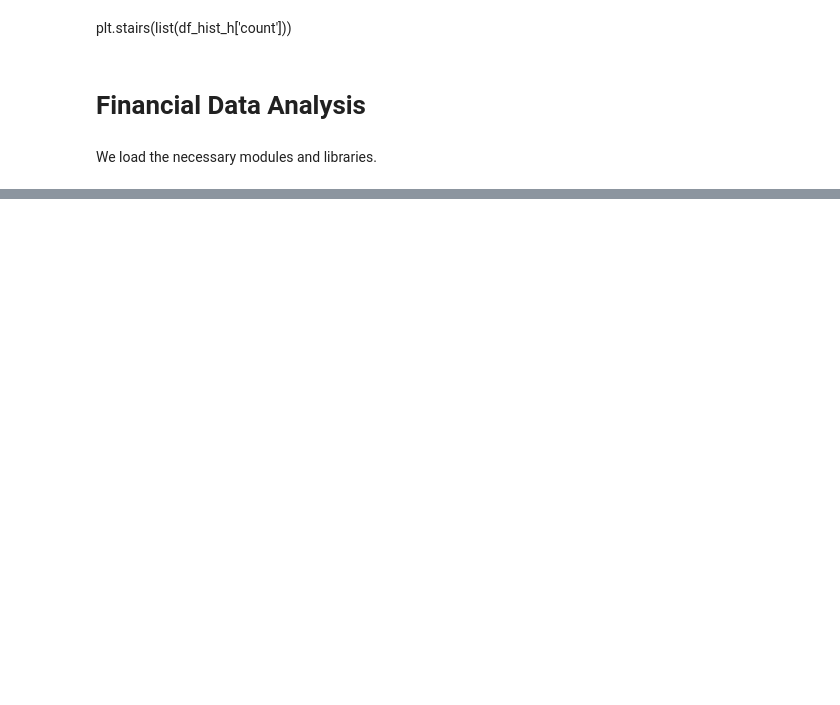
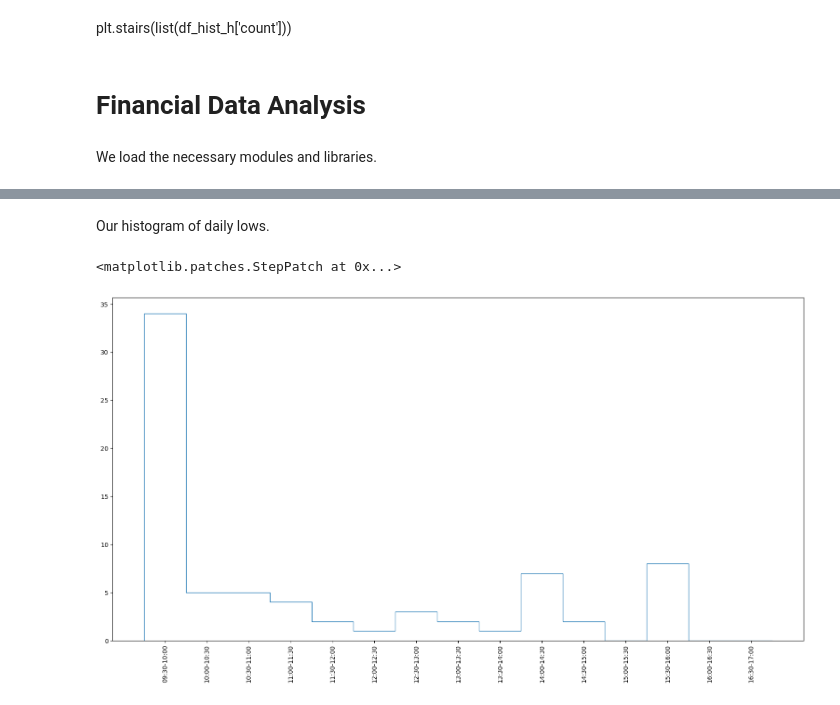
Before and after one commit to maxbaroi/codespaces-jupyter, a Jupyter notebook: notebooks/agl.ipynb, the cells around one changed output, grey strips where cells are left out. Saved outputs shown, nothing was run; the diff lists cells and outputs as text; code cells hidden in the pictures; blank space fills up the shorter version.

```diff
--- a/notebooks/agl.ipynb
+++ b/notebooks/agl.ipynb
@@ -89,0 +56,18 @@ plot_vals_l
+# %%
+#Make a list of the highs for each day
+vals_h = df.loc[df.groupby('day')['high'].idxmax()].sort_index().copy()
+#Filter for the last three months
+vals_h = vals_h[vals_h['day'] >= date(2022,11,1)]
+#Calculate the bin in wich that day's high falls
+vals_h['period'] = vals_h['time'].map(lambda x: (60*x.hour+x.minute) // 30)
+#Tally how many days fall into each bin
+plot_vals_h = vals_h.groupby(['period'])['period'].count().reset_index(name='count')
+
+#Make a list of the lows for each day
+vals_l = df.loc[df.groupby('day')['low'].idxmin()].sort_index().copy()
+#Filter for the last three months
+vals_l = vals_l[vals_l['day'] >= date(2022,11,1)]
+#Calculate the bin in wich that day's low falls
+vals_l['period'] = vals_l['time'].map(lambda x: (60*x.hour+x.minute) // 30)
+#Tally how many days fall into each bin
+plot_vals_l = vals_l.groupby(['period'])['period'].count().reset_index(name='count')
@@ -138,12 +89,13 @@ df_hist_h
 # %%
-locs = list(df_hist_h['period'])
-labels = list(df_hist_h['bin'])
-labels
+df_hist_h = (df_hist.copy()).merge(plot_vals_h,on='period',how='left').fillna(0)
+df_hist_h['count'] = df_hist_h['count'].astype('Int64')
+
+df_hist_l = (df_hist.copy()).merge(plot_vals_l,on='period',how='left').fillna(0)
+df_hist_l['count'] = df_hist_l['count'].astype('Int64')
+
+locs = list(df_hist_h['period']).copy()
+labels = list(df_hist_h['bin']).copy()
 for i , x in enumerate(labels):
     labels[i] = text.Text(locs[i],0,labels[i])
 labels
-edges=[18.5]+[x+0.5 for x in list(df_hist_h['period'])]
-plt.figure(figsize=(20,10))
-plt.xticks(locs,labels)
-plt.xticks(rotation=90)
-plt.stairs(list(df_hist_h['count']),edges=edges)
+edges=[18.5]+[x+0.5 for x in locs]
@@ -152,0 +112,10 @@ plt.stairs(list(df_hist_h['count']),edges=edges)
+# %% [markdown]
+Our histogram of daily lows.
+# %%
+plt.figure(figsize=(20,10))
+plt.xticks(locs,labels)
+plt.xticks(rotation=90)
+plt.stairs(list(df_hist_l['count']),edges=edges)
+# %% [output]
+<matplotlib.patches.StepPatch at 0x...>
+[figure, added]
```
Also changed, not shown: parts of 25 cells of this notebook.
